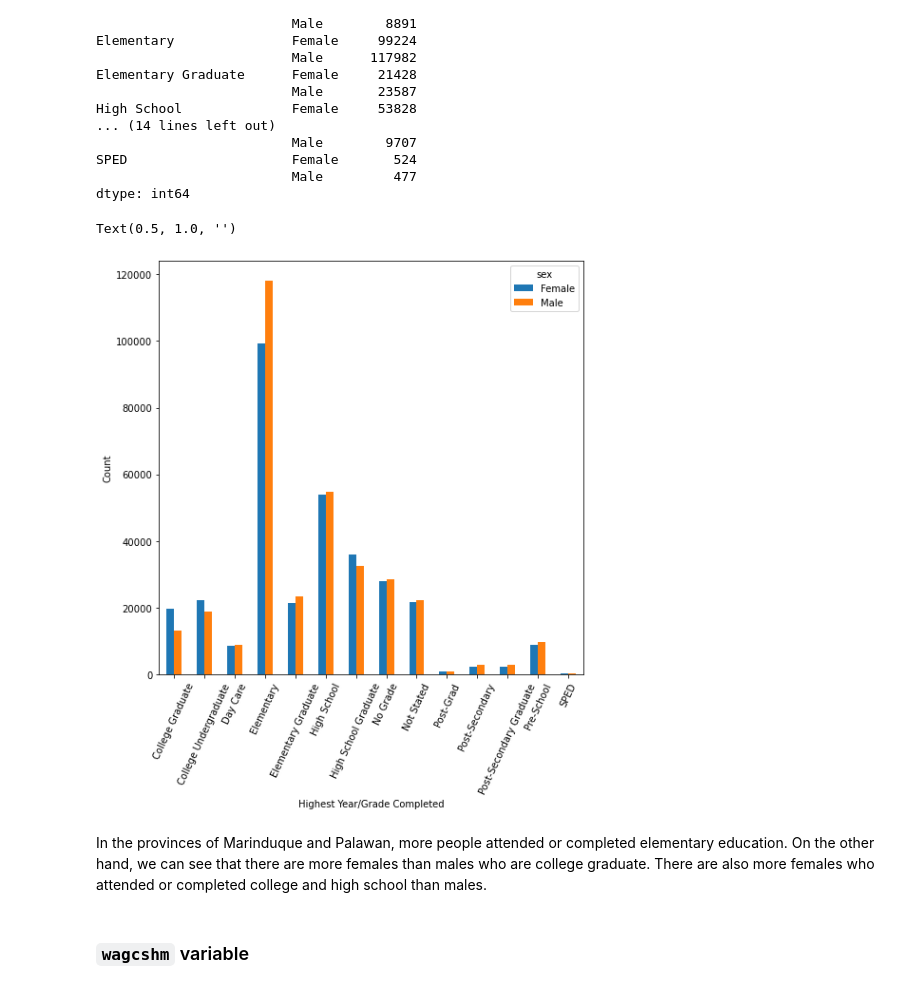
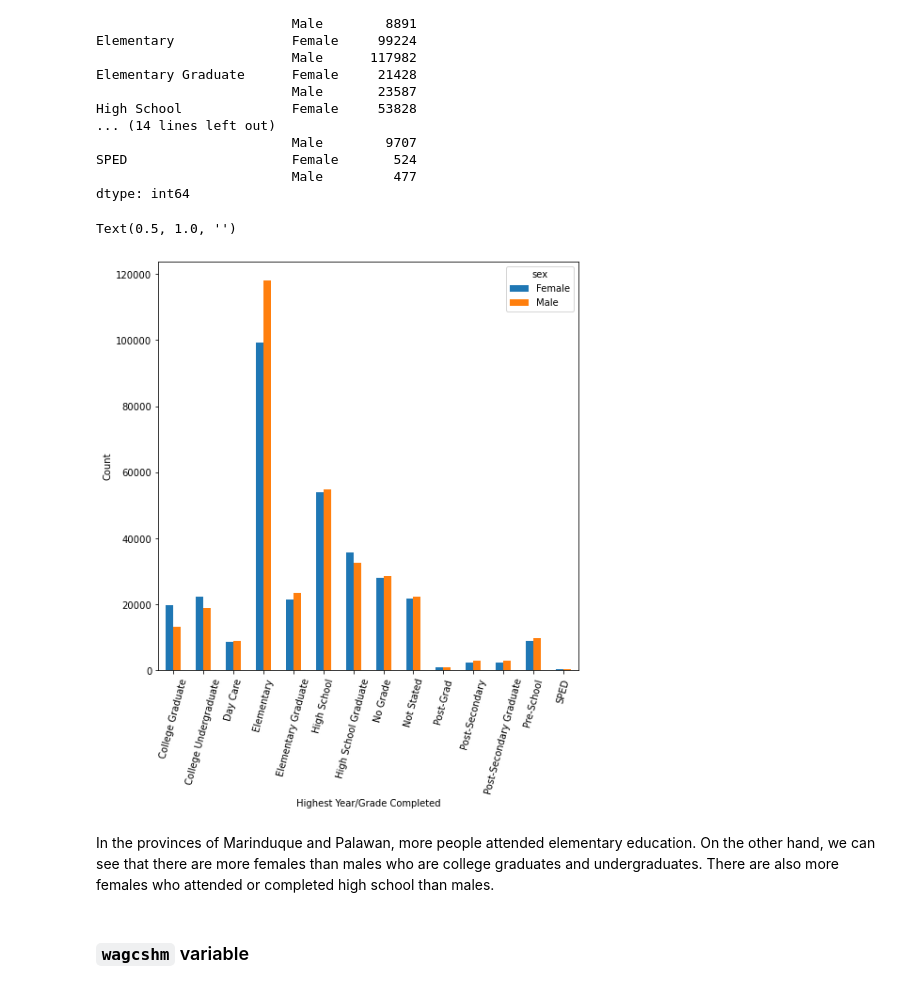
Before and after one commit to DineshOng/CSMODEL, a Jupyter notebook: CSMODEL-Final.ipynb, the cells around one changed output. Saved outputs shown, nothing was run; the diff lists cells and outputs as text; code cells hidden in the pictures.

```diff
--- a/CSMODEL-Final.ipynb
+++ b/CSMODEL-Final.ipynb
@@ -196,3 +198,5 @@ all_df["sex"].unique()
 array(['Male', 'Female', nan], dtype=object)
 # %% [markdown]
 We now drop the observations with null values in the sex variable.
+# %%
+all_df = all_df.dropna(subset=['sex'])
@@ -276,0 +299,5 @@ Based on the box plot, we can see that the **extreme outliers** are now **gone**
+# %%
+bins= [0,10,20,30,40,50,60,120]
+labels = ['0-9','10-19','20-29','30-39','40-49','50-59','60+']
+all_df['age_group'] = pd.cut(all_df['age_yr'], bins=bins, labels=labels, right=False)
+all_df
@@ -345,14 +389,14 @@ dtype: int64
 # %%
 all_df.groupby(["educal_range", "sex"]).size().unstack().plot(kind="bar", figsize=(8, 8))
 plt.xlabel('Highest Year/Grade Completed')
 plt.ylabel('Count')
-plt.xticks(rotation=65)
+plt.xticks(rotation=75)
 plt.title('')
 # %% [output]
 Text(0.5, 1.0, '')
-[figure, old version]
+[figure, new version]
 # %% [markdown]
-In the provinces of Marinduque and Palawan, more people attended or completed elementary education. On the other hand, we can see that there are more females than males who are college graduate. There are also more females who attended or completed college and high school than males.
+In the provinces of Marinduque and Palawan, more people attended elementary education. On the other hand, we can see that there are more females than males who are college graduates and undergraduates. There are also more females who attended or completed high school than males.
 # %% [markdown]
 ### `wagcshm` variable
 # %%
```
Also changed, not shown: parts of 22 cells of this notebook.
